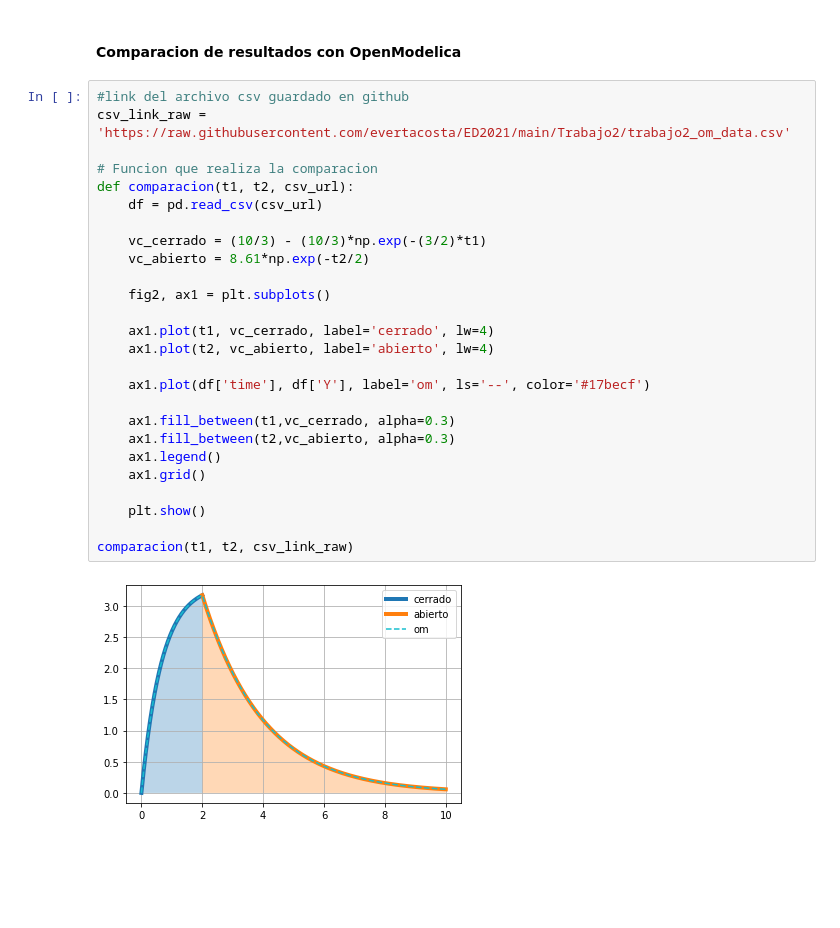
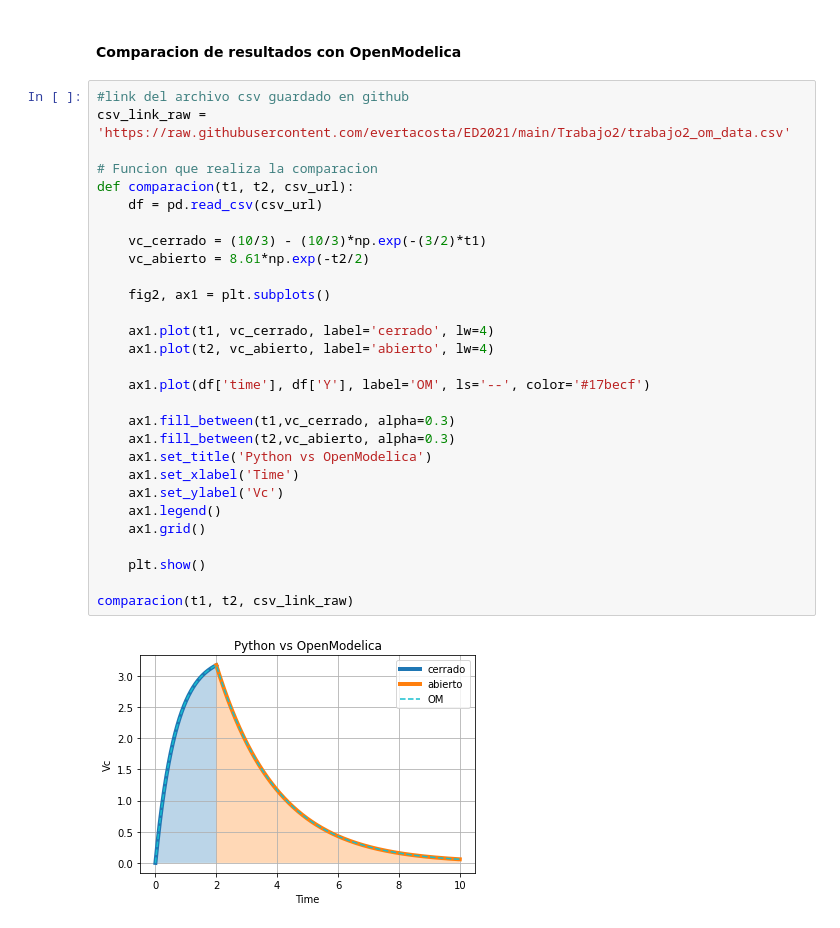
Before and after one commit to evertacosta/ED2021, a Jupyter notebook: Trabajo2/trabajo2.ipynb, the cells around one changed output. Saved outputs shown, nothing was run; the diff lists cells and outputs as text; blank space fills up the shorter version.

```diff
--- a/Trabajo2/trabajo2.ipynb
+++ b/Trabajo2/trabajo2.ipynb
@@ -45,28 +45,31 @@ gra(t1, t2)
 # %%
 #link del archivo csv guardado en github
 csv_link_raw = 'https://raw.githubusercontent.com/evertacosta/ED2021/main/Trabajo2/trabajo2_om_data.csv'
 
 # Funcion que realiza la comparacion
 def comparacion(t1, t2, csv_url):
     df = pd.read_csv(csv_url)
 
     vc_cerrado = (10/3) - (10/3)*np.exp(-(3/2)*t1)
     vc_abierto = 8.61*np.exp(-t2/2)
 
     fig2, ax1 = plt.subplots()
 
     ax1.plot(t1, vc_cerrado, label='cerrado', lw=4)
     ax1.plot(t2, vc_abierto, label='abierto', lw=4)
 
-    ax1.plot(df['time'], df['Y'], label='om', ls='--', color='#17becf')
+    ax1.plot(df['time'], df['Y'], label='OM', ls='--', color='#17becf')
 
     ax1.fill_between(t1,vc_cerrado, alpha=0.3)
     ax1.fill_between(t2,vc_abierto, alpha=0.3)
+    ax1.set_title('Python vs OpenModelica')
+    ax1.set_xlabel('Time')
+    ax1.set_ylabel('Vc')
     ax1.legend()
     ax1.grid()
 
     plt.show()
 
 comparacion(t1, t2, csv_link_raw)
 # %% [output]
-[figure, old version]
+[figure, new version]
```
